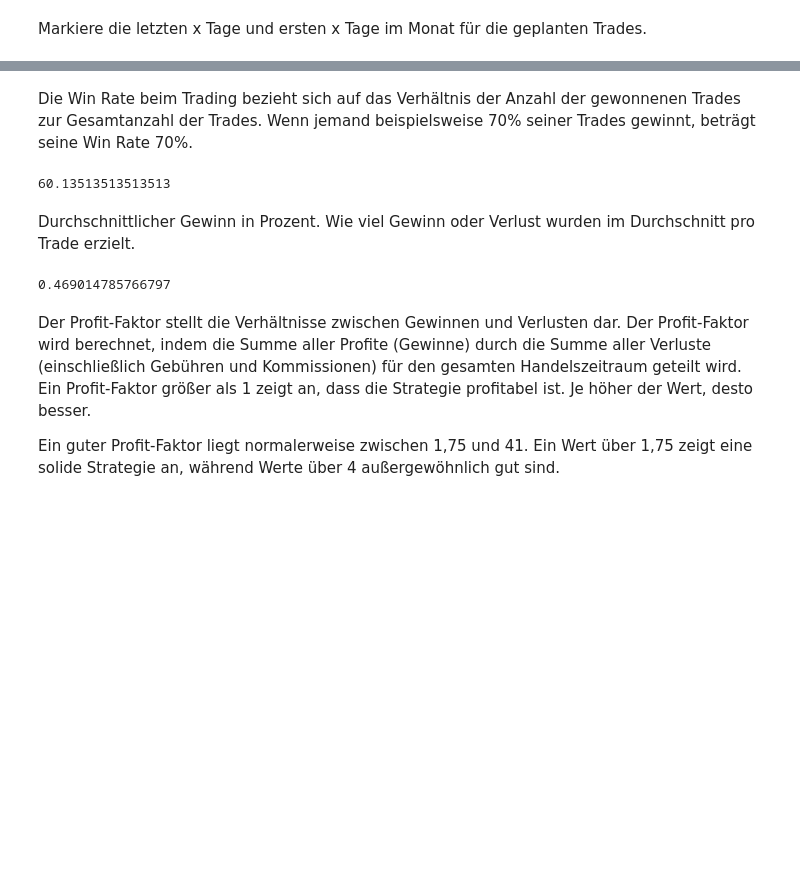
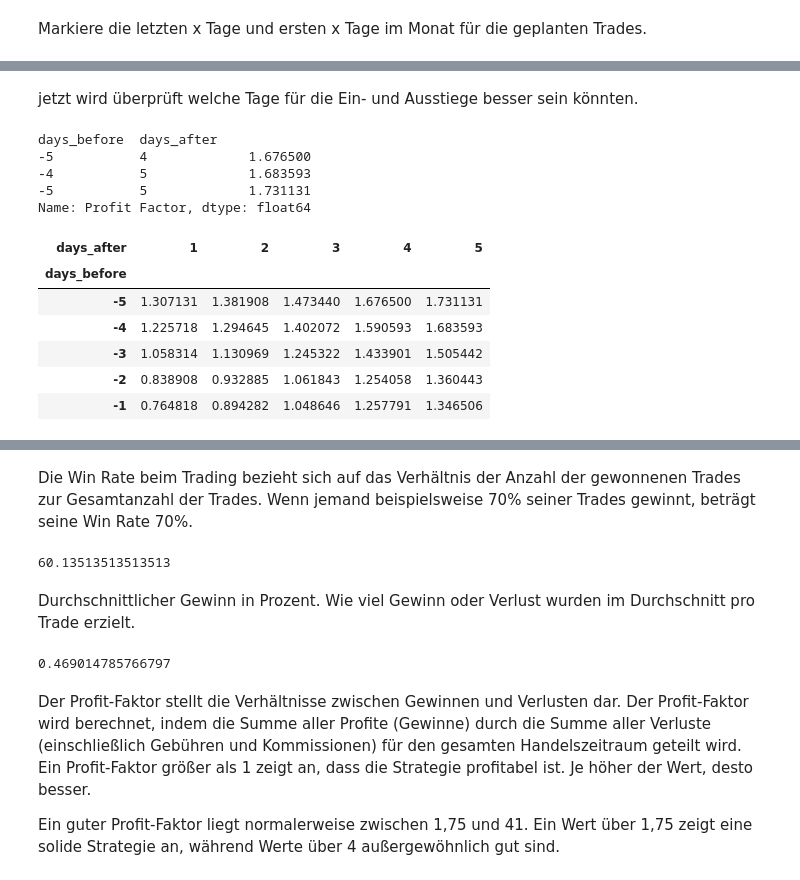
Before and after one commit to fxhuhn/backtesting-trading-strategies, a Jupyter notebook: strategies/end_of_month_sp500.ipynb, the cells around one changed output, grey strips where cells are left out. Saved outputs shown, nothing was run; the diff lists cells and outputs as text; code cells hidden in the pictures; blank space fills up the shorter version.

```diff
--- a/strategies/end_of_month_sp500.ipynb
+++ b/strategies/end_of_month_sp500.ipynb
@@ -55,13 +92,22 @@ end_of_month = stock.groupby([stock.index.year, stock.index.month]).tail(days)
 # Identify beginning of month
 beginning_of_month = stock.groupby([stock.index.year, stock.index.month]).head(days)
 
+# add countdown
+end_of_month["countdown"] = -1
+end_of_month["days"] = end_of_month["countdown"].cumsum().mod(days) + 1
+end_of_month["days"] = end_of_month["days"] * -1
+
+beginning_of_month["countdown"] = 1
+beginning_of_month["days"] = beginning_of_month["countdown"].cumsum().mod(days)
+beginning_of_month.loc[beginning_of_month.days == 0, "days"] = days
+
 # Combine the results
 marked_days = pd.concat([end_of_month, beginning_of_month])
 marked_days["hold"] = 1
 
 df = pd.merge(
     left=stock,
-    right=marked_days[["hold"]],
+    right=marked_days[["hold", "days"]],
     left_index=True,
     right_index=True,
     how="left",
@@ -84,6 +133,9 @@ class end_of_month(Strategy):
     """
     strategy for trend_trading
     """
+
+    days_before = -5
+    days_after = 5
 
     def ohlc(self, pos=-1) -> tuple:
         """
@@ -104,6 +156,11 @@ class end_of_month(Strategy):
         # self.rsi = self.I(lambda: self.data.rsi, name="RSI", overlay=False)
         self.atr_10 = self.I(lambda: self.data.atr_10, name="ATR", overlay=False)
 
+        self.vix = self.I(lambda: self.data.vix, name="VIX", overlay=False)
+        self.yield_5yr = self.I(
+            lambda: self.data.yield_5yr, name="Yield 5", overlay=False
+        )
+
         # long signal
         self.hold = self.I(
             lambda: self.data.hold,
@@ -121,12 +178,10 @@ class end_of_month(Strategy):
         # trade management for an existing trade
         for trade in self.trades:
             if trade.is_long:
-                if self.data.buy[-1] == -1:
+                if self.data.days[-1] == self.days_after:
                     trade.close()
 
-        # ORDER_SIZE = 0.5
-
-        if self.data.buy[-1] == 1:
+        if self.data.days[-1] == self.days_before:
             self.buy()
 # %%
 from backtesting import Backtest
@@ -138,0 +211,30 @@ Row(id='51810', ...)
+# %% [markdown]
+jetzt wird überprüft welche Tage für die Ein- und Ausstiege besser sein könnten.
+# %%
+stats, heatmap = bt.optimize(
+    days_before=range(-5, 0, 1),
+    days_after=range(1, 6),
+    maximize="Profit Factor",  # "Equity Final [$]",
+    max_tries=200,
+    random_state=0,
+    return_heatmap=True,
+)
+# %%
+# heatmap
+heatmap.sort_values().iloc[-3:]
+# %% [output]
+days_before  days_after
+-5           4             1.676500
+-4           5             1.683593
+-5           5             1.731131
+Name: Profit Factor, dtype: float64
+# %%
+heatmap.groupby(["days_before", "days_after"]).mean().unstack()
+# %% [output]
+| days_after | 1 | 2 | 3 | 4 | 5 |
+| days_before |  |  |  |  |  |
+| -5 | 1.307131 | 1.381908 | 1.473440 | 1.676500 | 1.731131 |
+| -4 | 1.225718 | 1.294645 | 1.402072 | 1.590593 | 1.683593 |
+| -3 | 1.058314 | 1.130969 | 1.245322 | 1.433901 | 1.505442 |
+| -2 | 0.838908 | 0.932885 | 1.061843 | 1.254058 | 1.360443 |
+| -1 | 0.764818 | 0.894282 | 1.048646 | 1.257791 | 1.346506 |
```
Also changed, not shown: parts of 22 cells of this notebook.
